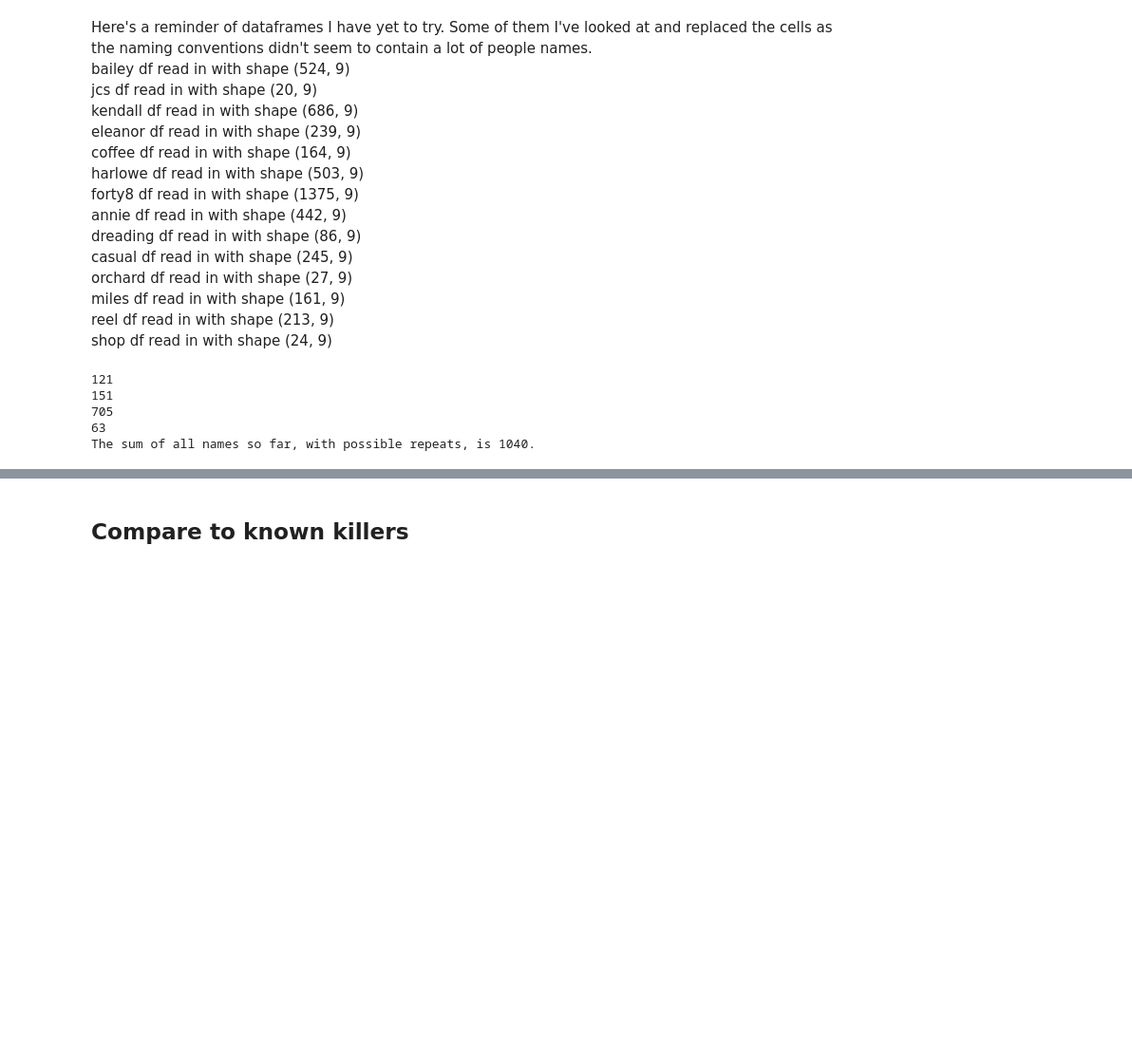
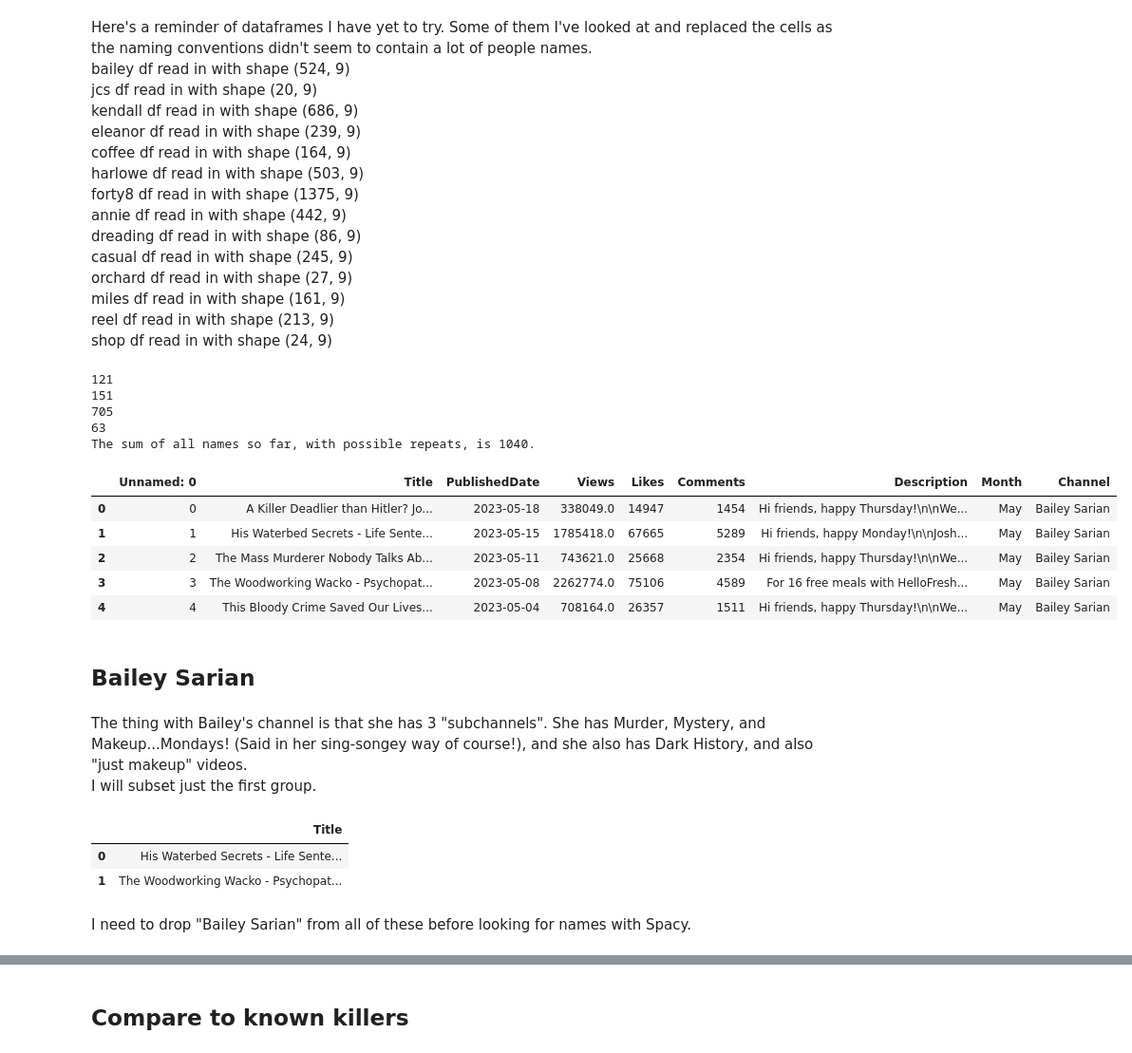
Before and after one commit to mhapich/trueCrime, a Jupyter notebook: videoNLP.ipynb, the cells around one changed output, grey strips where cells are left out. Shown at 95% size. Drawn from its saved outputs; the diff is of its cells as text; code cells hidden in the pictures; blank space fills up the shorter version.

```diff
--- a/videoNLP.ipynb
+++ b/videoNLP.ipynb
@@ -702,3 +702,17 @@ print(f"The sum of all names so far, with possible repeats, is {sum}.")
 705
 63
 The sum of all names so far, with possible repeats, is 1040.
+# %%
+bailey.head()
+# %% [output]
+|  | Unnamed: 0 | Title | PublishedDate | Views | Likes | Comments | Description | Month | Channel |
+| 0 | 0 | A Killer Deadlier than Hitler? Jo... | 2023-05-18 | 338049.0 | 14947 | 1454 | Hi friends, happy Thursday!\n\nWe... | May | Bailey Sarian |
+| 1 | 1 | His Waterbed Secrets - Life Sente... | 2023-05-15 | 1785418.0 | 67665 | 5289 | Hi friends, happy Monday!\n\nJosh... | May | Bailey Sarian |
+| 2 | 2 | The Mass Murderer Nobody Talks Ab... | 2023-05-11 | 743621.0 | 25668 | 2354 | Hi friends, happy Thursday!\n\nWe... | May | Bailey Sarian |
+| 3 | 3 | The Woodworking Wacko - Psychopat... | 2023-05-08 | 2262774.0 | 75106 | 4589 | For 16 free meals with HelloFresh... | May | Bailey Sarian |
+| 4 | 4 | This Bloody Crime Saved Our Lives... | 2023-05-04 | 708164.0 | 26357 | 1511 | Hi friends, happy Thursday!\n\nWe... | May | Bailey Sarian |
+# %% [markdown]
+## Bailey Sarian
+# %% [markdown]
+The thing with Bailey's channel is that she has 3 "subchannels".  She has Murder, Mystery, and Makeup...Mondays! (Said in her sing-songey way of course!), and she also has Dark History, and also "just makeup" videos.  <br>
+I will subset just the first group.
@@ -704,0 +721,8 @@ The sum of all names so far, with possible repeats, is 1040.
+# %%
+bailey_mmm.head(2)
+# %% [output]
+|  | Title |
+| 0 | His Waterbed Secrets - Life Sente... |
+| 1 | The Woodworking Wacko - Psychopat... |
+# %% [markdown]
+I need to drop "Bailey Sarian" from all of these before looking for names with Spacy.
```
Also changed, not shown: parts of 36 cells of this notebook.
